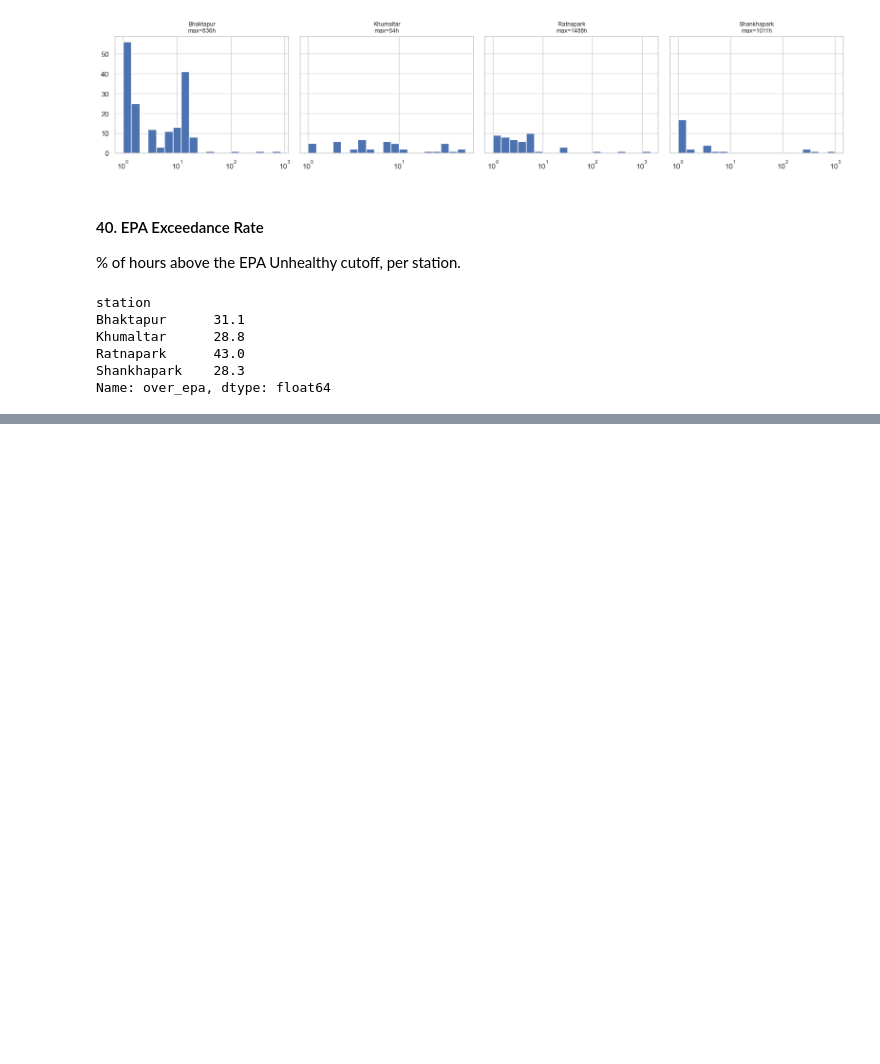
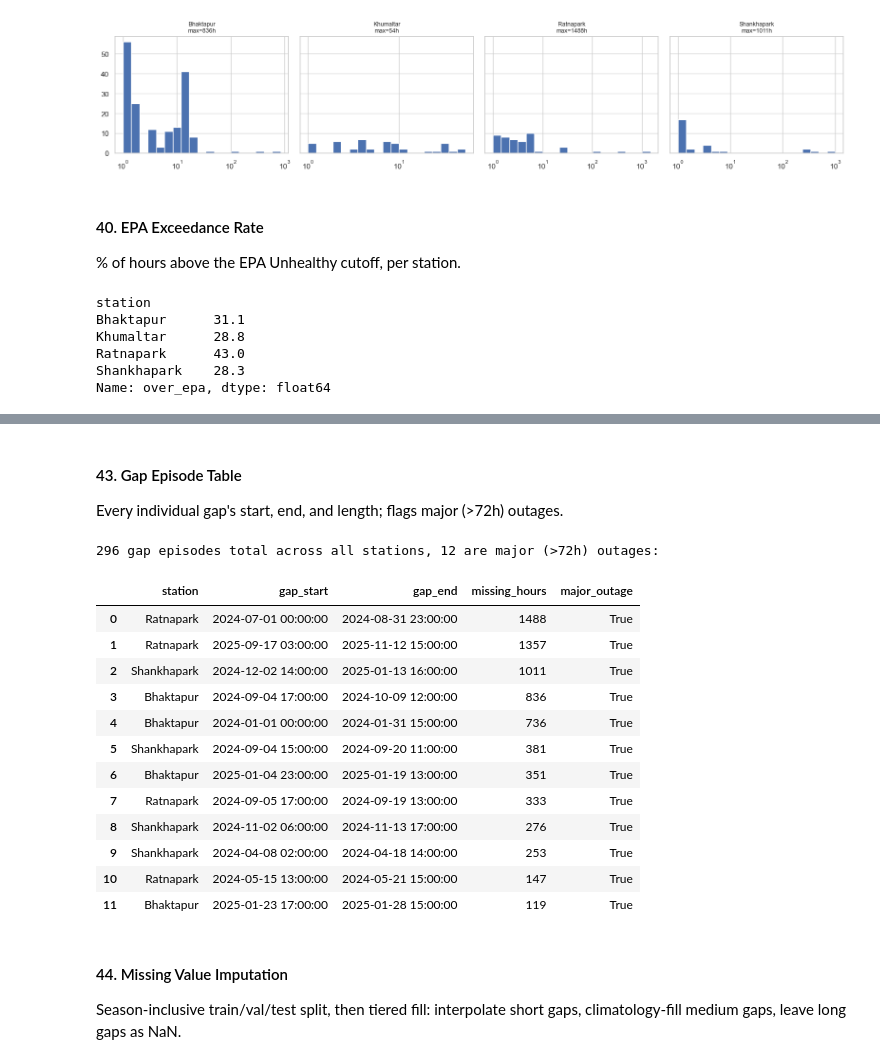
Before and after one commit to susmitahkhanal/kathmandu_pm25_forecasting, a Jupyter notebook: index.ipynb, the cells around one changed output, grey strips where cells are left out. Cells and saved outputs as stored; diff of their text form; code cells hidden in the pictures; blank space fills up the shorter version.

```diff
--- a/index.ipynb
+++ b/index.ipynb
@@ -684,0 +704,15 @@ Name: over_epa, dtype: float64
+# %%
+rows = []
+for station in STATIONS:
+    lengths = gap_lengths(full_data.loc[full_data.station == station, PM25_COL].isna())
+    short_hours = lengths[lengths <= 3].sum()
+    medium_hours = lengths[(lengths > 3) & (lengths <= 72)].sum()
+    long_hours = lengths[lengths > 72].sum()
+    rows.append({
+        "station": station,
+        "short_hours_1_3h": int(short_hours),
+        "medium_hours_4_72h": int(medium_hours),
+        "long_hours_72h_plus": int(long_hours),
+    })
+
+pd.DataFrame(rows).set_index("station")
@@ -684,0 +726,45 @@ Name: over_epa, dtype: float64
+# %% [markdown]
+#### 43. Gap Episode Table
+
+Every individual gap's start, end, and length; flags major (>72h) outages.
+# %%
+def gap_episode_table(station):
+    s = full_data.loc[full_data.station == station].set_index("timestamp")[PM25_COL]
+    is_missing = s.isna()
+    run_id = (~is_missing).cumsum()
+    rows = []
+    for rid, chunk in s[is_missing].groupby(run_id[is_missing]):
+        rows.append({
+            "station": station,
+            "gap_start": chunk.index.min(),
+            "gap_end": chunk.index.max(),
+            "missing_hours": len(chunk),
+        })
+    return pd.DataFrame(rows)
+
+episodes = pd.concat([gap_episode_table(s) for s in STATIONS], ignore_index=True)
+episodes = episodes.sort_values("missing_hours", ascending=False).reset_index(drop=True)
+episodes["major_outage"] = episodes["missing_hours"] > 72
+
+print(f"{len(episodes)} gap episodes total across all stations, "
+      f"{episodes.major_outage.sum()} are major (>72h) outages:")
+episodes[episodes.major_outage]
+# %% [output]
+296 gap episodes total across all stations, 12 are major (>72h) outages:
+|  | station | gap_start | gap_end | missing_hours | major_outage |
+| 0 | Ratnapark | 2024-07-01 00:00:00 | 2024-08-31 23:00:00 | 1488 | True |
+| 1 | Ratnapark | 2025-09-17 03:00:00 | 2025-11-12 15:00:00 | 1357 | True |
+| 2 | Shankhapark | 2024-12-02 14:00:00 | 2025-01-13 16:00:00 | 1011 | True |
+| 3 | Bhaktapur | 2024-09-04 17:00:00 | 2024-10-09 12:00:00 | 836 | True |
+| 4 | Bhaktapur | 2024-01-01 00:00:00 | 2024-01-31 15:00:00 | 736 | True |
+| 5 | Shankhapark | 2024-09-04 15:00:00 | 2024-09-20 11:00:00 | 381 | True |
+| 6 | Bhaktapur | 2025-01-04 23:00:00 | 2025-01-19 13:00:00 | 351 | True |
+| 7 | Ratnapark | 2024-09-05 17:00:00 | 2024-09-19 13:00:00 | 333 | True |
+| 8 | Shankhapark | 2024-11-02 06:00:00 | 2024-11-13 17:00:00 | 276 | True |
+| 9 | Shankhapark | 2024-04-08 02:00:00 | 2024-04-18 14:00:00 | 253 | True |
+| 10 | Ratnapark | 2024-05-15 13:00:00 | 2024-05-21 15:00:00 | 147 | True |
+| 11 | Bhaktapur | 2025-01-23 17:00:00 | 2025-01-28 15:00:00 | 119 | True |
+# %% [markdown]
+#### 44. Missing Value Imputation
+
+Season-inclusive train/val/test split, then tiered fill: interpolate short gaps, climatology-fill medium gaps, leave long gaps as NaN.
```
Also changed, not shown: parts of 30 cells of this notebook.
